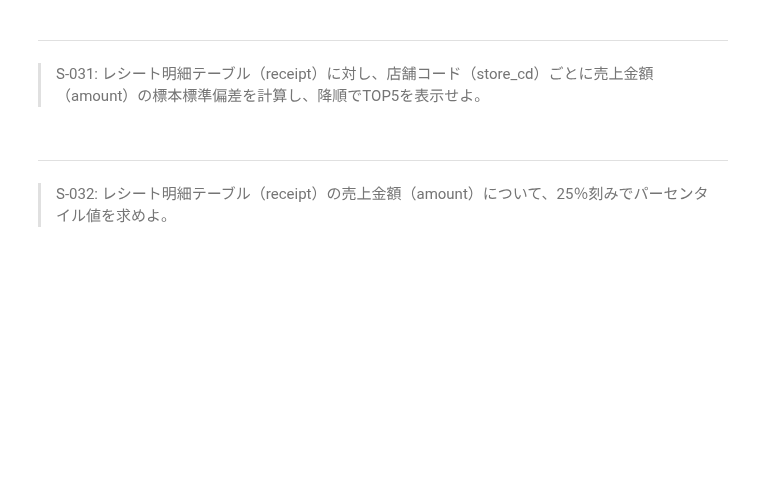
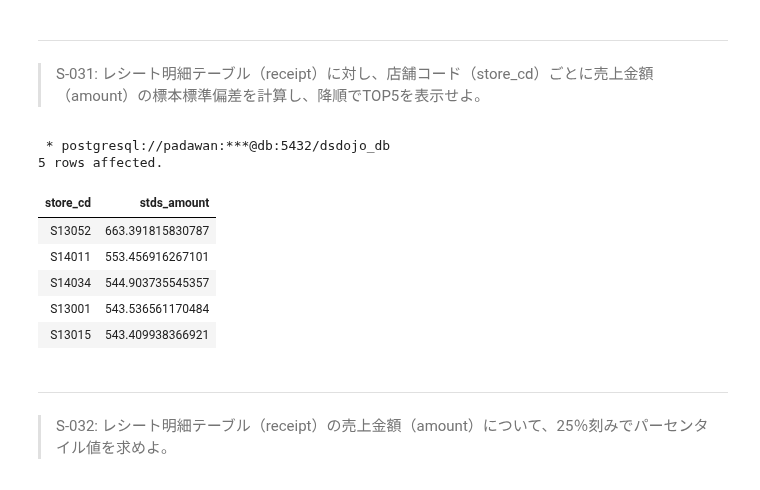
Before and after one commit to The-Japan-DataScientist-Society/100knocks-preprocess, a Jupyter notebook: docker/work/answer/ans_preprocess_knock_SQL.ipynb, the cells around one changed output. Saved outputs shown, nothing was run; the diff lists cells and outputs as text; code cells hidden in the pictures; blank space fills up the shorter version.

```diff
--- a/docker/work/answer/ans_preprocess_knock_SQL.ipynb
+++ b/docker/work/answer/ans_preprocess_knock_SQL.ipynb
@@ -495,11 +765,20 @@ LIMIT 5
 # %%
 %%sql
 
-SELECT store_cd, stddev_samp(amount) as stds_amount
+SELECT store_cd, stddev_pop(amount) as stds_amount
 FROM receipt
 GROUP BY store_cd
 ORDER BY stds_amount desc
 LIMIT 5
+# %% [output]
+ * postgresql://padawan:***@db:5432/dsdojo_db
+5 rows affected.
+| store_cd | stds_amount |
+| S13052 | 663.391815830787 |
+| S14011 | 553.456916267101 |
+| S14034 | 544.903735545357 |
+| S13001 | 543.536561170484 |
+| S13015 | 543.409938366921 |
 # %% [markdown]
 ---
 > S-032: レシート明細テーブル（receipt）の売上金額（amount）について、25％刻みでパーセンタイル値を求めよ。
```
Also changed, not shown: parts of 27 cells of this notebook, 1 other file.
